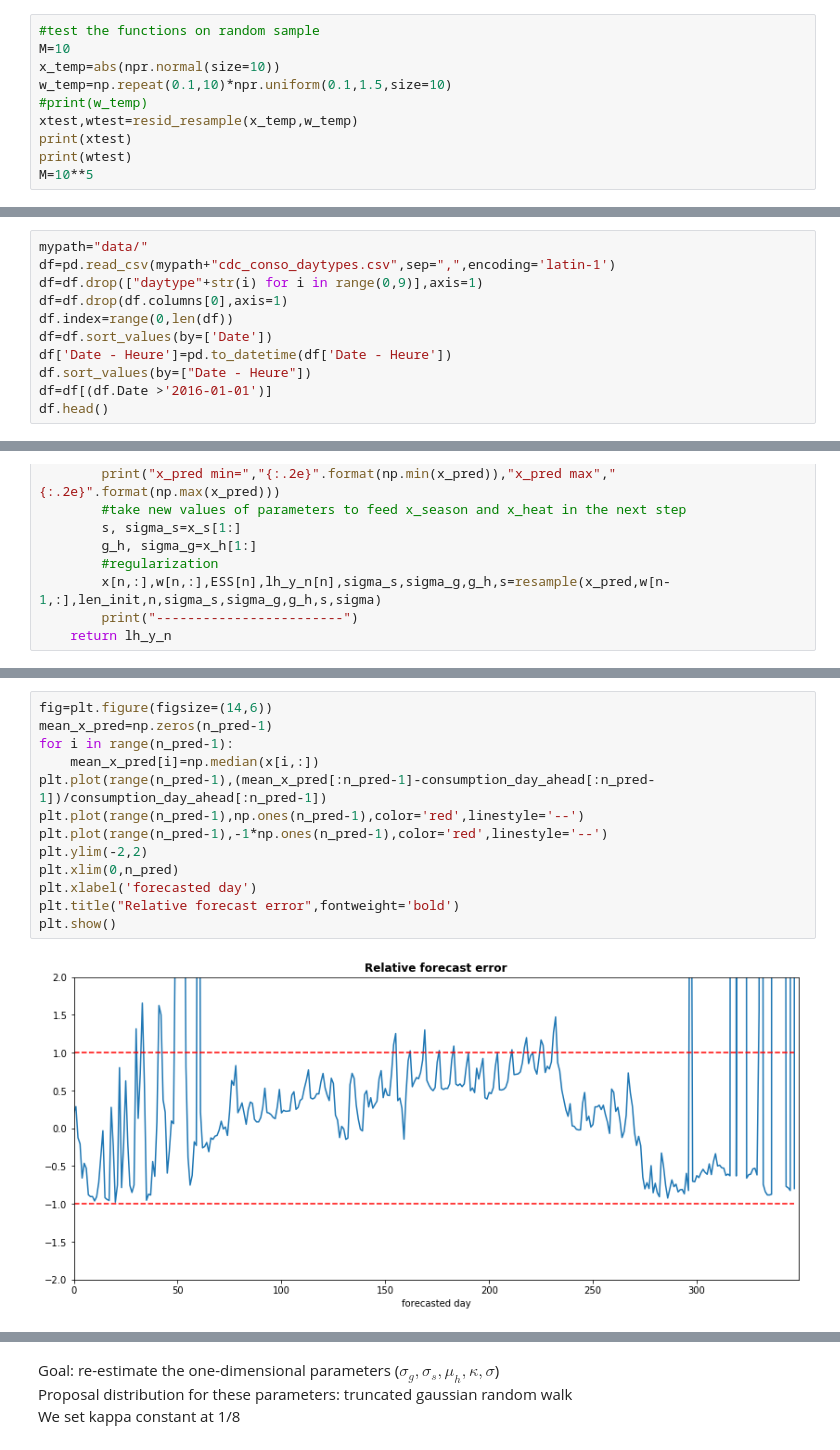
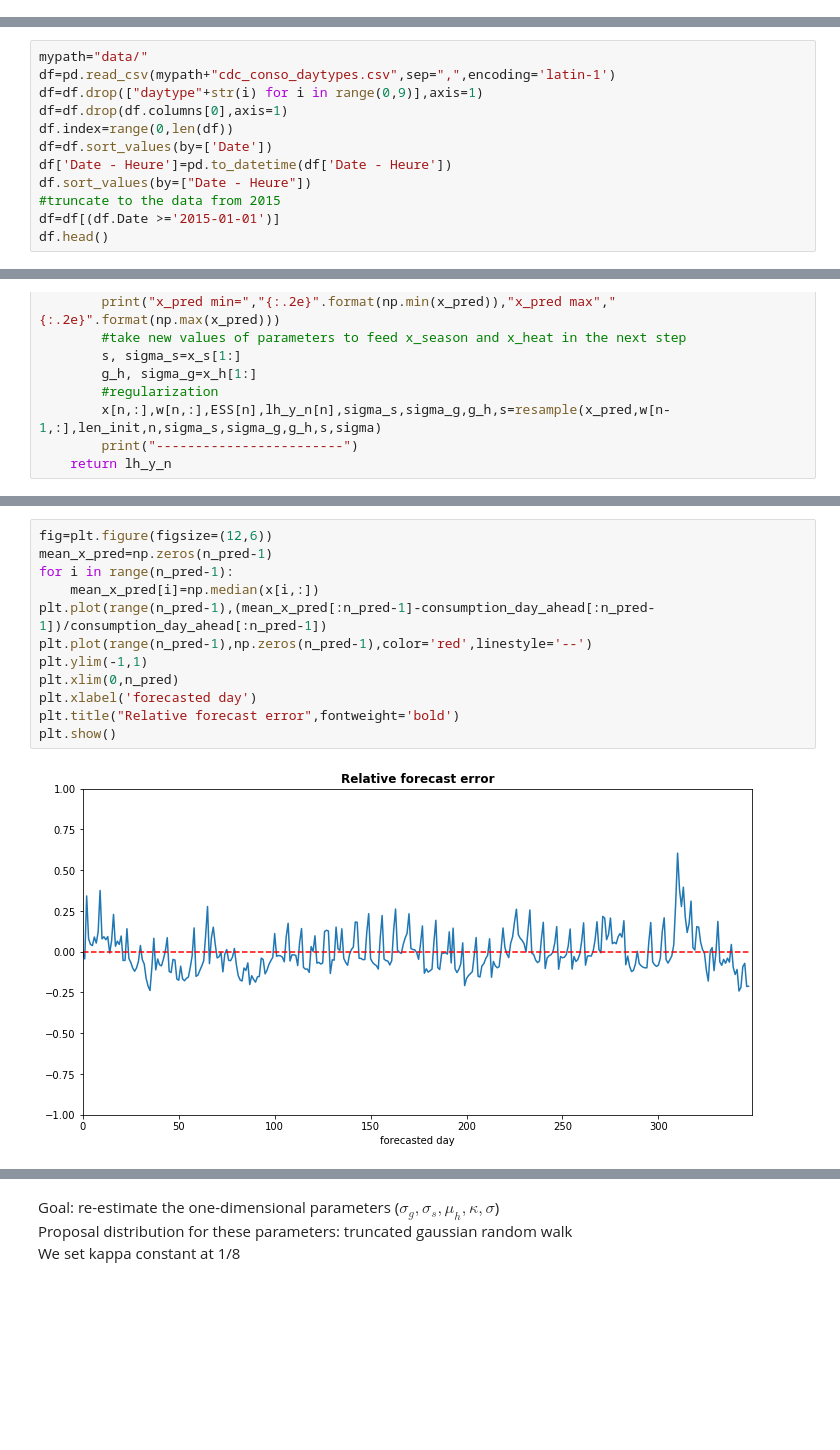
Before and after one commit to zakaryaxali/smc_electricity_forecast, a Jupyter notebook: Markov_code_AG_V11.ipynb, the cells around one changed output, grey strips where cells are left out. Saved outputs shown, nothing was run; the diff lists cells and outputs as text; blank space fills up the shorter version.

```diff
--- a/Markov_code_AG_V11.ipynb
+++ b/Markov_code_AG_V11.ipynb
@@ -60,13 +61,3 @@ def regul(x,w):  #algorithm 3.6
     h=0.2 #bandwidth
     z=x+h*(np.cov(x)**0.5)*eps
     return(z)
-# %%
-#test the functions on random sample
-M=10
-x_temp=abs(npr.normal(size=10))
-w_temp=np.repeat(0.1,10)*npr.uniform(0.1,1.5,size=10)
-#print(w_temp)
-xtest,wtest=resid_resample(x_temp,w_temp)
-print(xtest)
-print(wtest)
-M=10**5
@@ -113,7 +92,8 @@ df.index=range(0,len(df))
 df=df.sort_values(by=['Date'])
 df['Date - Heure']=pd.to_datetime(df['Date - Heure'])
 df.sort_values(by=["Date - Heure"])
-df=df[(df.Date >'2016-01-01')]
+#truncate to the data from 2015
+df=df[(df.Date >='2015-01-01')]
 df.head()
 # %% [output]
 |  | Date - Heure | Date | Heure | Consommation (MW) | Qualite donnee | daytype |
@@ -478,16 +363,15 @@ plt.show()
 # %%
-fig=plt.figure(figsize=(14,6))
+fig=plt.figure(figsize=(12,6))
 mean_x_pred=np.zeros(n_pred-1)
 for i in range(n_pred-1):
     mean_x_pred[i]=np.median(x[i,:])
 plt.plot(range(n_pred-1),(mean_x_pred[:n_pred-1]-consumption_day_ahead[:n_pred-1])/consumption_day_ahead[:n_pred-1])
-plt.plot(range(n_pred-1),np.ones(n_pred-1),color='red',linestyle='--')
-plt.plot(range(n_pred-1),-1*np.ones(n_pred-1),color='red',linestyle='--')
-plt.ylim(-2,2)
+plt.plot(range(n_pred-1),np.zeros(n_pred-1),color='red',linestyle='--')
+plt.ylim(-1,1)
 plt.xlim(0,n_pred)
 plt.xlabel('forecasted day')
 plt.title("Relative forecast error",fontweight='bold')
 plt.show()
 # %% [output]
-[figure, old version]
+[figure, new version]
 # %%
```
Also changed, not shown: parts of 33 cells of this notebook, 1 other file.
